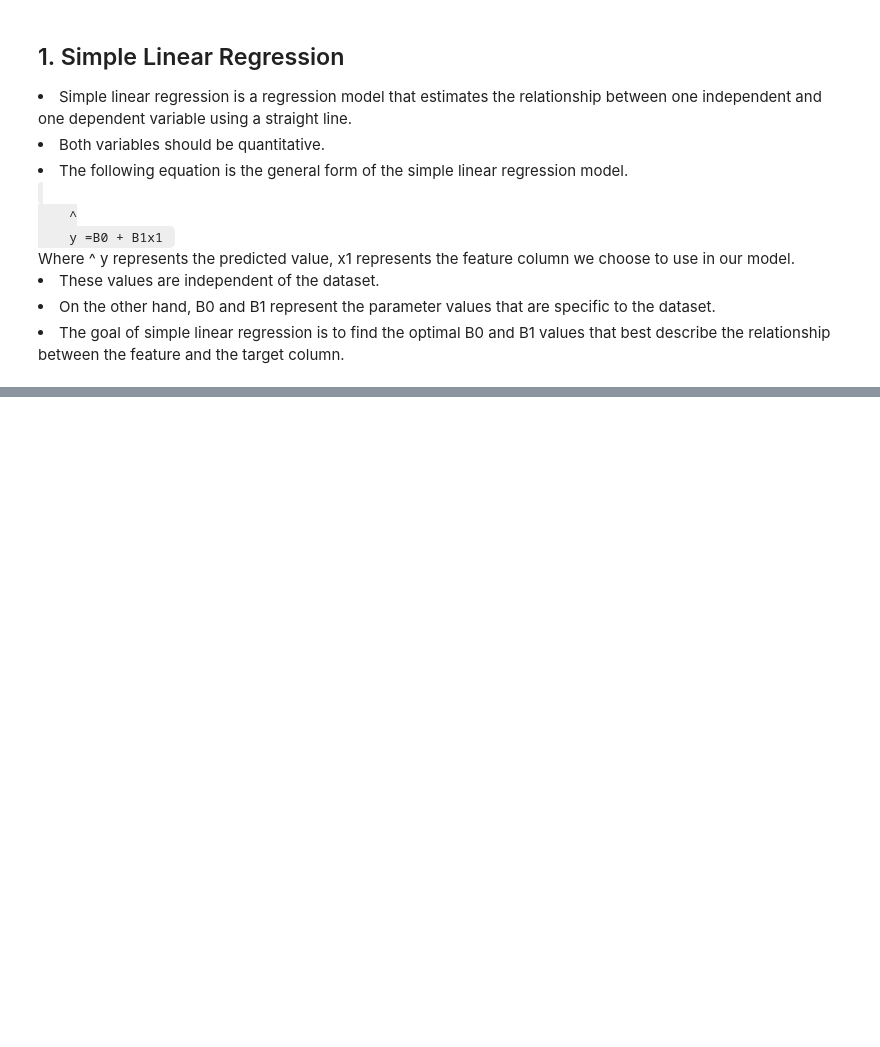
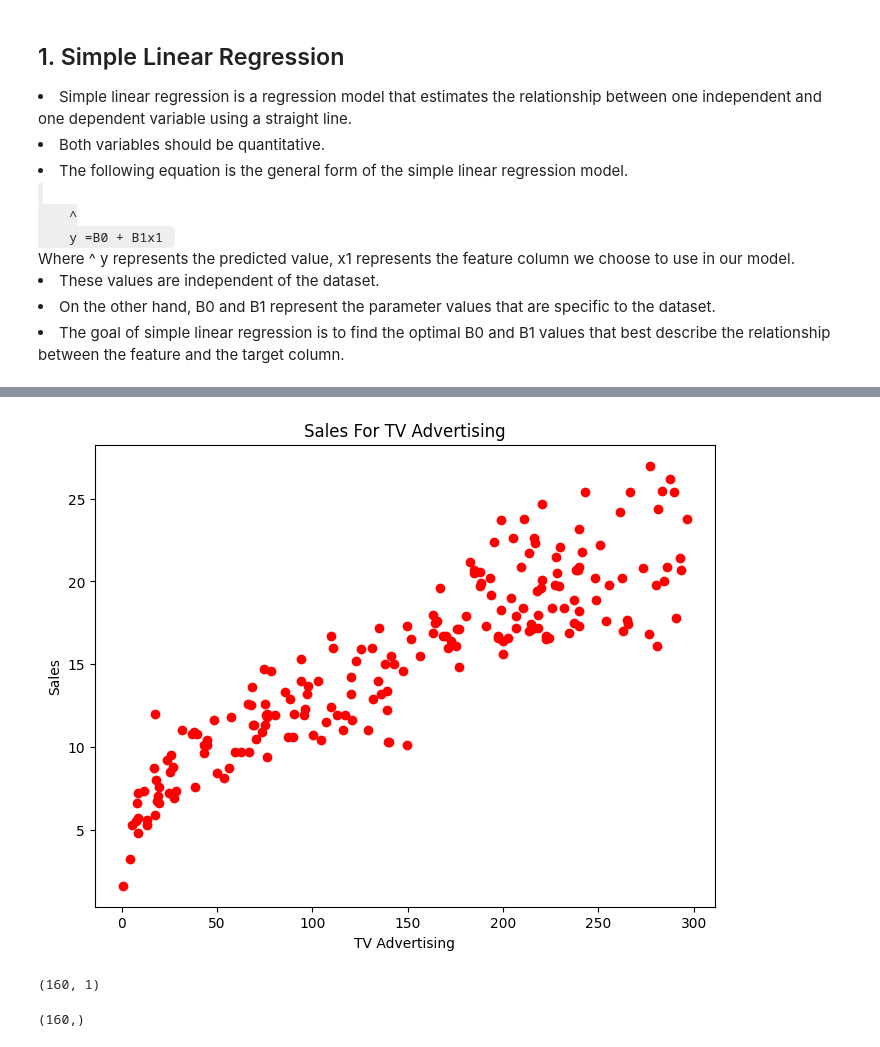
Before and after one commit to prabhat-123/Python_For_Data_Science, a Jupyter notebook: Linear_Regression.ipynb, the cells around one changed output, grey strips where cells are left out. Saved outputs shown, nothing was run; the diff lists cells and outputs as text; code cells hidden in the pictures; blank space fills up the shorter version.

```diff
--- a/Linear_Regression.ipynb
+++ b/Linear_Regression.ipynb
@@ -35,0 +60,9 @@ x1 represents the feature column we choose to use in our model.
+# %%
+plt.figure(figsize = (8, 6))
+plt.scatter(x = df['TV'], y = df['Sales'], color = 'red')
+plt.xlabel('TV Advertising')
+plt.ylabel('Sales')
+plt.title('Sales For TV Advertising')
+plt.show()
+# %% [output]
+[figure, added]
@@ -35,0 +76,8 @@ x1 represents the feature column we choose to use in our model.
+# %%
+X_train.shape
+# %% [output]
+(160, 1)
+# %%
+y_train.shape
+# %% [output]
+(160,)
```
Also changed, not shown: parts of 32 cells of this notebook.
